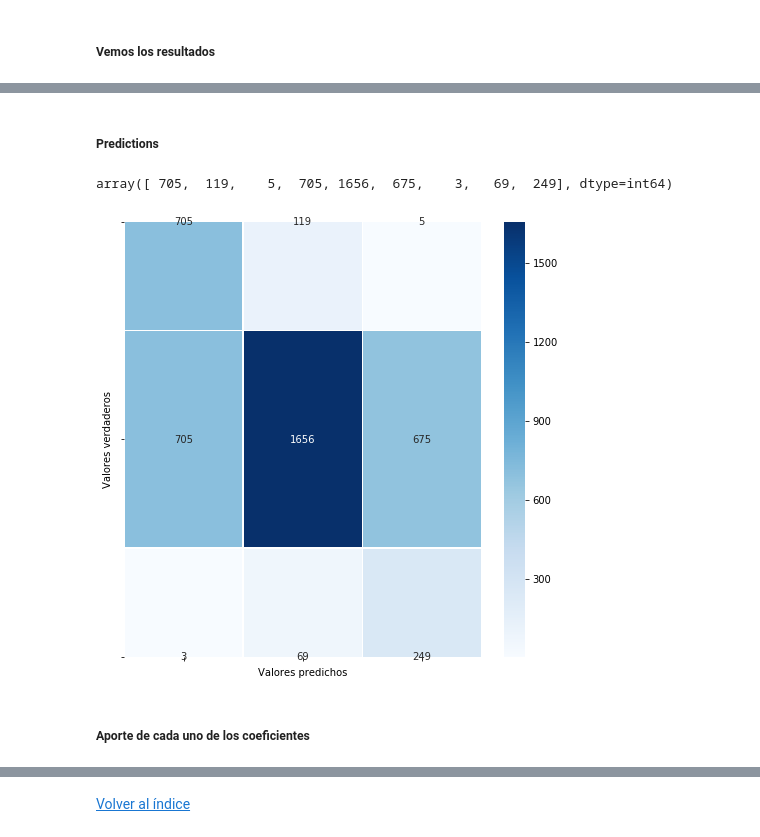
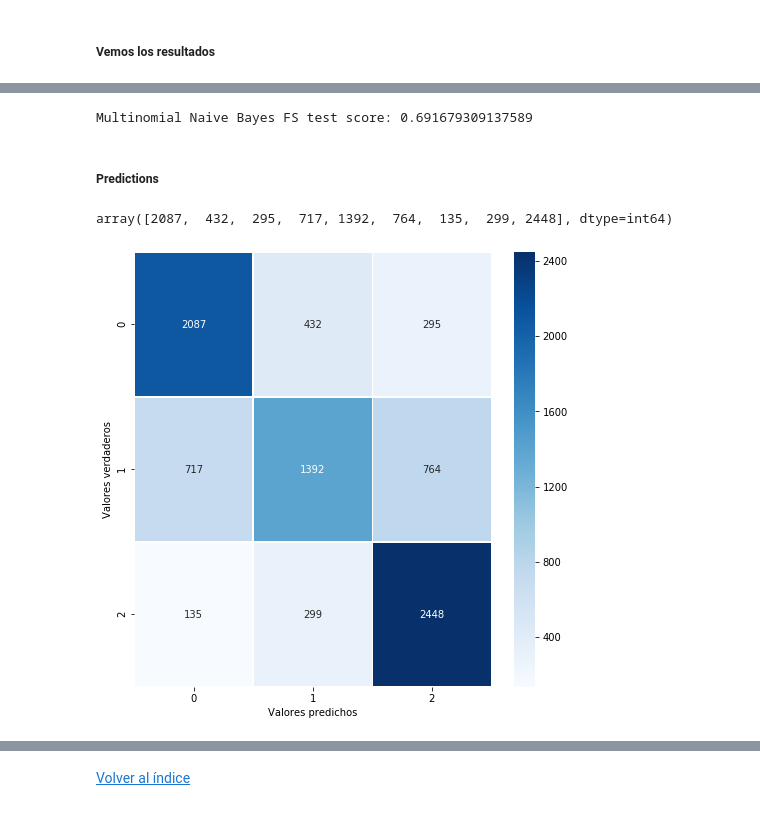
Before and after one commit to rdgagliano/DataScience-Grupo3, a Jupyter notebook: _2_Entrenamiento_Modelos.ipynb, the cells around one changed output, grey strips where cells are left out. Saved outputs shown, nothing was run; the diff lists cells and outputs as text; code cells hidden in the pictures.

```diff
--- a/_2_Entrenamiento_Modelos.ipynb
+++ b/_2_Entrenamiento_Modelos.ipynb
@@ -594,0 +979,6 @@ print("--- %s seconds ---" % (time.time() - start_time))
+# %%
+if(not leer_modelos_desde_pickle):
+    start_time = time.time()
+    mnb_fs_grid = RandomizedSearchCV(estimator=selector, param_distributions=grid_hiperparametros, cv=kf, random_state = 42,n_jobs=-1,verbose=2)
+    mnb_fs_grid.fit(X_train_simplified_smoted_scaled, y_train_simplified_smoted)
+    print("--- %s seconds ---" % (time.time() - start_time))
@@ -594,0 +992,3 @@ print("--- %s seconds ---" % (time.time() - start_time))
+# %%
+if(leer_modelos_desde_pickle):
+    mnb_fs_grid = pickle.load(open('mnb_fs_grid.pkl', 'rb'))
@@ -607,0 +1019,6 @@ Regresión Logística FS trainig score: 0.6235069278547539
+# %%
+X_test_FS = bnb_grid.best_params_['preprocesamiento'].fit_transform(X_test_simplified_smoted)
+bnb_FS_score_test = mnb_fs_grid.score(X_test_FS, y_test_simplified_smoted)
+print('Multinomial Naive Bayes FS test score: ' + str(bnb_FS_score_test))
+# %% [output]
+Multinomial Naive Bayes FS test score: 0.691679309137589
@@ -612,7 +1029,7 @@ FS_reg_log_predicciones = reg_log_grid.predict(X_FS_test_scaled)
+# %%
+FS_bnb_predicciones = mnb_fs_grid.predict(X_test_FS)
 # %%
-funcs.getConfusionMatrix(y_FS_test, FS_reg_log_predicciones, size = 8)
+funcs.getConfusionMatrix(y_test_simplified_smoted, FS_bnb_predicciones, size = 8, labels= classes_labels)
 # %% [output]
-array([ 705,  119,    5,  705, 1656,  675,    3,   69,  249], dtype=int64)
+array([2087,  432,  295,  717, 1392,  764,  135,  299, 2448], dtype=int64)
-[figure, old version]
+[figure, new version]
-# %% [markdown]
-##### Aporte de cada uno de los coeficientes
```
Also changed, not shown: parts of 281 cells of this notebook, 12 other files.
